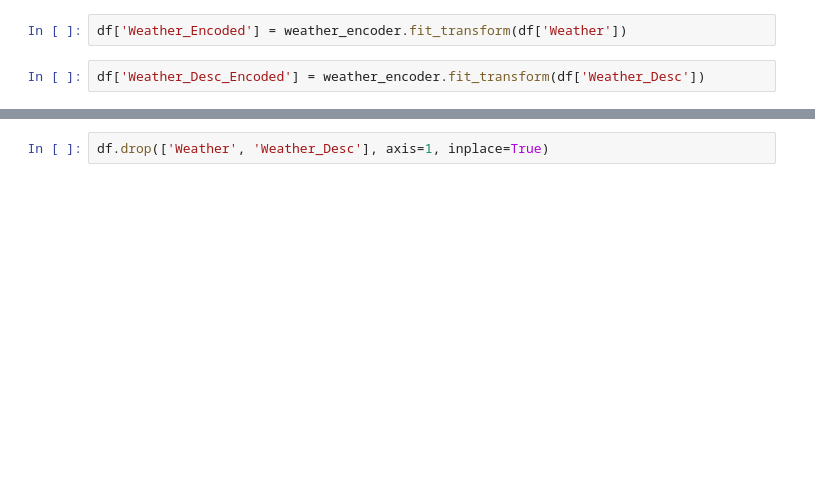
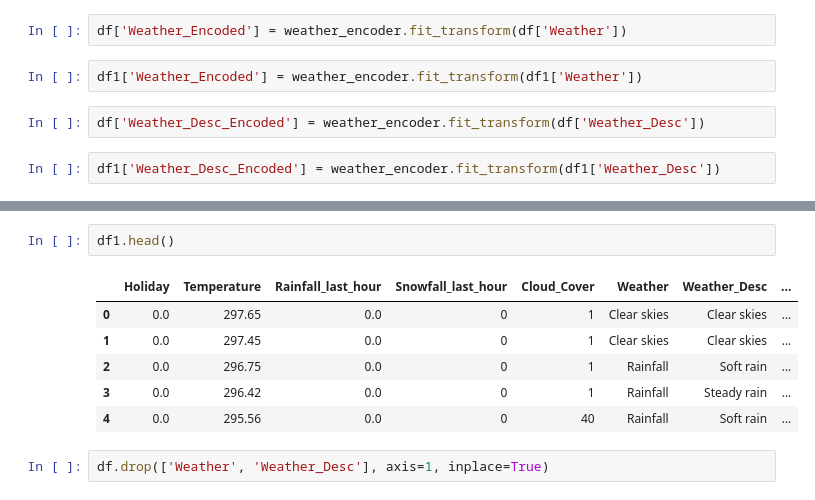
Before and after one commit to aneeshpatne/TGIHH-2024, a Jupyter notebook: EDA.ipynb, the cells around one changed output, grey strips where cells are left out. Cells and saved outputs as stored; diff of their text form; blank space fills up the shorter version.

```diff
--- a/EDA.ipynb
+++ b/EDA.ipynb
@@ -23,7 +62,11 @@ weather_desc_encoder = LabelEncoder()
 # %%
 df['Weather_Encoded'] = weather_encoder.fit_transform(df['Weather'])
+# %%
+df1['Weather_Encoded'] = weather_encoder.fit_transform(df1['Weather'])
 # %%
 df['Weather_Desc_Encoded'] = weather_encoder.fit_transform(df['Weather_Desc'])
+# %%
+df1['Weather_Desc_Encoded'] = weather_encoder.fit_transform(df1['Weather_Desc'])
 # %%
 df.head()
 # %% [output]
@@ -33,5 +76,14 @@ df.head()
 | 2 | 0.0 | 290.28 | 0.0 | 0.0 | 90 | Cloudy skies | Full cloud cover | ... |
 | 3 | 0.0 | 290.33 | 0.0 | 0.0 | 90 | Cloudy skies | Full cloud cover | ... |
 | 4 | 0.0 | 292.14 | 0.0 | 0.0 | 75 | Cloudy skies | Fragmented clouds | ... |
+# %%
+df1.head()
+# %% [output]
+|  | Holiday | Temperature | Rainfall_last_hour | Snowfall_last_hour | Cloud_Cover | Weather | Weather_Desc | ... |
+| 0 | 0.0 | 297.65 | 0.0 | 0 | 1 | Clear skies | Clear skies | ... |
+| 1 | 0.0 | 297.45 | 0.0 | 0 | 1 | Clear skies | Clear skies | ... |
+| 2 | 0.0 | 296.75 | 0.0 | 0 | 1 | Rainfall | Soft rain | ... |
+| 3 | 0.0 | 296.42 | 0.0 | 0 | 1 | Rainfall | Steady rain | ... |
+| 4 | 0.0 | 295.56 | 0.0 | 0 | 40 | Rainfall | Soft rain | ... |
 # %%
 df.drop(['Weather', 'Weather_Desc'], axis=1, inplace=True)
```
Also changed, not shown: parts of 23 cells of this notebook.
